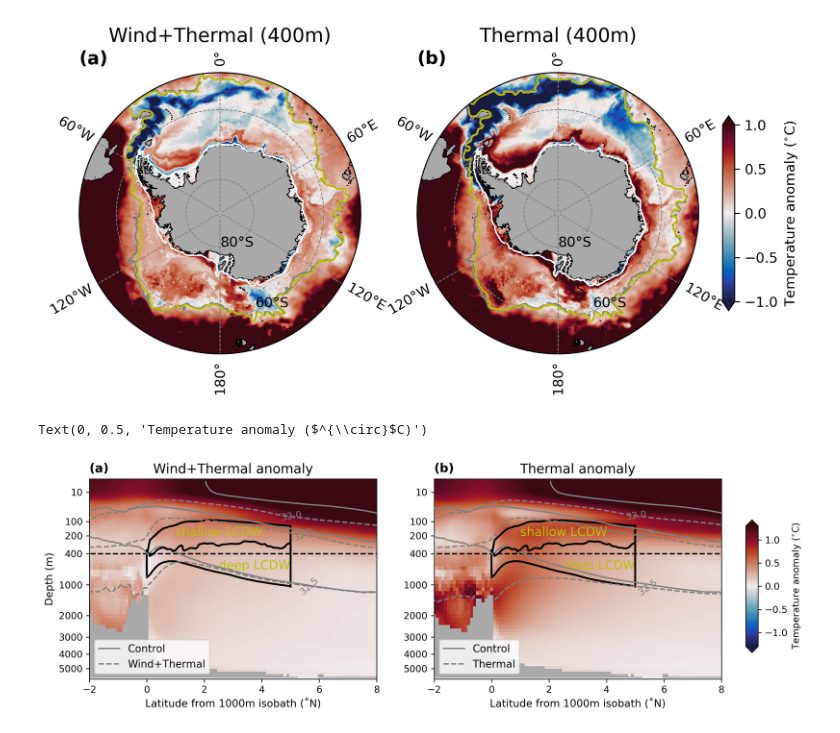
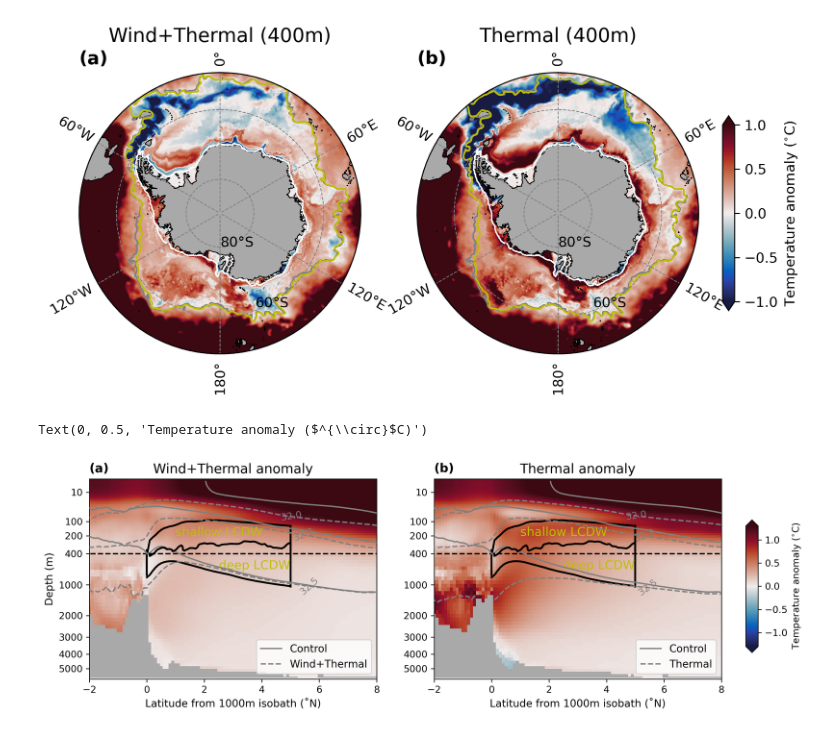
Before and after one commit to Hangyum/JGR_OCEAN_2025_CDW, a Jupyter notebook: Figures_3_4_5.ipynb, the cells around one changed output. Saved outputs shown, nothing was run; the diff lists cells and outputs as text; code cells hidden in the pictures.

```diff
--- a/Figures_3_4_5.ipynb
+++ b/Figures_3_4_5.ipynb
@@ -214,7 +218,7 @@ new_coord = new_coord.sel(yt_ocean = slice(-90,-40))
 def Trans_lat_to_shelf(var,new_coord):
     target_bin = np.arange(-20.,60,0.1)
     ds = xr.Dataset({'var': var, 'new_coord': new_coord})
-    grid = Grid(ds, coords={'Y': {'center':'yt_ocean'}}, periodic=False)
+    grid = Grid(ds, coords={'Y': {'center':'yt_ocean'}}, periodic=False,autoparse_metadata=False)
     # transfer vars
     var_new = grid.transform(ds['var'], 'Y', target_bin, target_data=ds['new_coord'],method='linear')
     var_new = var_new.rename({'new_coord': 'yt_ocean'})
@@ -373,7 +377,7 @@ ax = plt.subplot(3,2,5)
 plt.plot(0,0,color = 'grey',linestyle='-')
 plt.plot(0,0,color = 'grey',linestyle='--')
 plt.legend(['Control','Wind+Thermal'],
-           fontsize = 11,loc = 'lower left',ncol=1)
+           fontsize = 11,loc = 'lower right',ncol=1)
 background_1[:,:].plot.contourf(ax=ax, colors='darkgrey', zorder=0,
                         add_colorbar=False)
 p2 = (temp_wt_mean_new.sel(st_ocean = slice(1.,8000))-temp_ctrl_mean_new.sel(st_ocean = slice(1.,8000))).plot(vmin=-1.3,vmax=1.3, cmap = cm.cm.balance,add_colorbar = False)
@@ -416,7 +420,7 @@ ax = plt.subplot(3,2,6)
 plt.plot(0,0,color = 'grey',linestyle='-')
 plt.plot(0,0,color = 'grey',linestyle='--')
 plt.legend(['Control','Thermal'],
-           fontsize = 11,loc = 'lower left',ncol=1)
+           fontsize = 11,loc = 'lower right',ncol=1)
 background_1[:,:].plot.contourf(ax=ax, colors='darkgrey', zorder=0,
                         add_colorbar=False)
 p2 = (temp_th_mean_new.sel(st_ocean = slice(1.,8000))-temp_ctrl_mean_new.sel(st_ocean = slice(1.,8000))).plot(vmin=-1.3,vmax=1.3, cmap = cm.cm.balance,add_colorbar = False)
@@ -431,31 +435,31 @@ def inverse(x):
     return x**3
 plt.gca().set_yscale('function', functions=(forward, inverse))
 plt.gca().invert_yaxis()
 plt.xlabel('Latitude from 1000m isobath (˚N)', fontsize = 11)
 plt.ylabel(' ', fontsize = 12)
 plt.xlim(-2,8)
 plt.yticks([10,100,200,400,1000,2000,3000,4000,5000], [10,100,200,400,1000,2000,3000,4000,5000])
 plt.plot([-10,20], [400,400], linestyle='--', color='k')
 plt.plot(bound_up_mean[200:251].yt_ocean.values, bound_up_mean[200:251].values, c = 'k',linewidth=2)
 plt.plot([5,5],[130,350], c = 'k',linewidth=2)
 plt.plot([5,5],[130,350], c = 'k',linewidth=2)
 #plt.plot([0,5],[350,350], c = 'k',linewidth=2)
 plt.plot(bound_low_mean[200:250].yt_ocean_sub01.values, bound_low_mean[200:250].values, c = 'k',linewidth=2)
 plt.plot([5,5],[350,bound_low_mean[251].values], c = 'k',linewidth=2)
 plt.plot([0,0],[350,bound_low_mean[201].values], c = 'k',linewidth=2)
 plt.text(1,200,'shallow LCDW',fontsize = 13,color = 'y')
 plt.text(2.5,650,'deep LCDW',fontsize = 13,color = 'y')
 ax.set_title('Thermal anomaly', fontsize = 14)
 ax.text(
         0.0, 1.08, '(b)', transform=ax.transAxes, fontweight='bold',
         fontsize=13,  # Font size
         verticalalignment='top',  # Align text vertically to the top
         horizontalalignment='left',  # Align text horizontally to the left
 )
 # colorbar
 ax_cb2 = plt.axes([0.93, 0.14, 0.015, 0.15])
 cb = plt.colorbar(p2, cax=ax_cb2,  orientation='vertical',extend='both')
 cb.ax.set_ylabel('Temperature anomaly ($^{\circ}$C)', fontsize = 10)
 # %% [output]
 Text(0, 0.5, 'Temperature anomaly ($^{\\circ}$C)')
-[figure, old version]
+[figure, new version]
```
Also changed, not shown: parts of 2 cells of this notebook, 7 other files.
